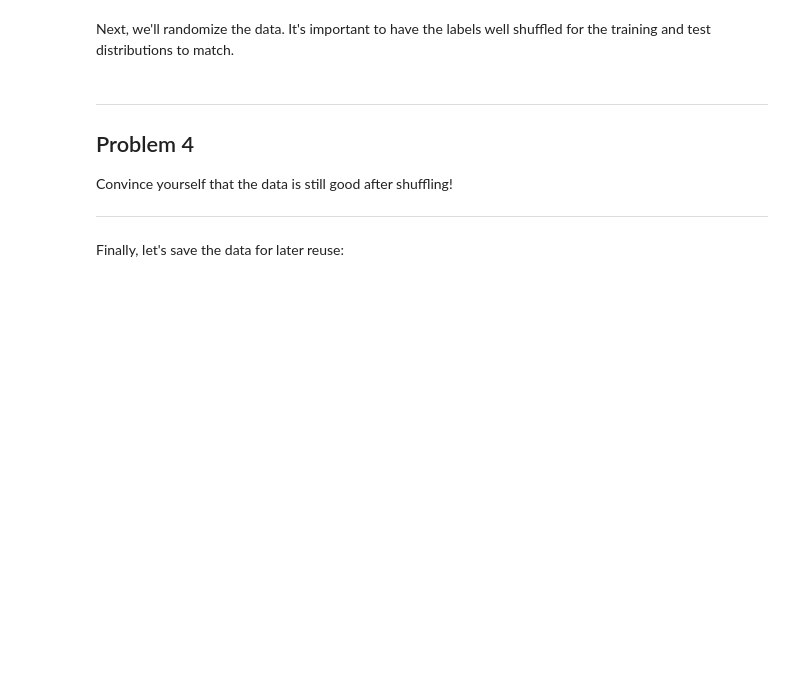
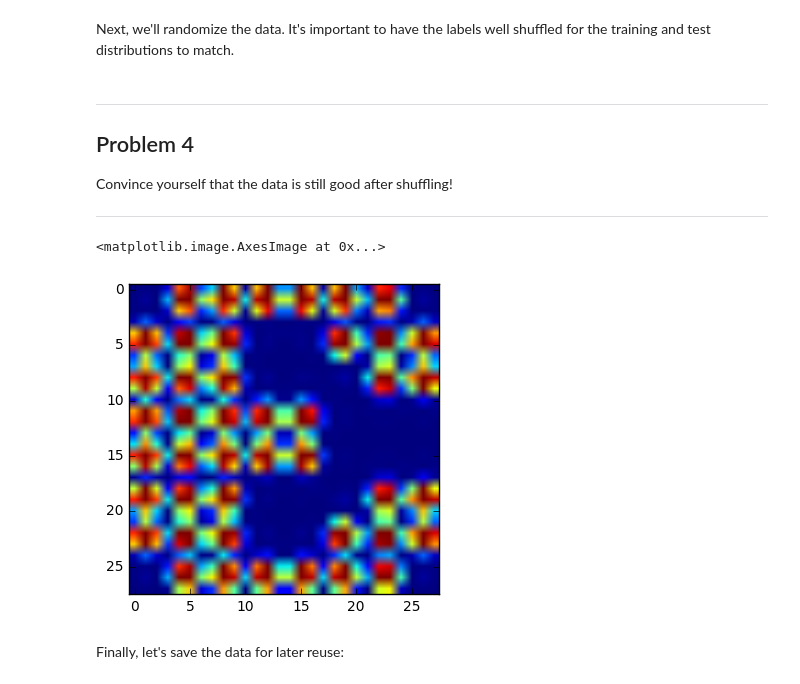
Before and after one commit to nladuo/ml-study-stuff, a Jupyter notebook: Deep-Learning/1_notmnist.ipynb, the cells around one changed output. Saved outputs shown, nothing was run; the diff lists cells and outputs as text; code cells hidden in the pictures; blank space fills up the shorter version.

```diff
--- a/Deep-Learning/1_notmnist.ipynb
+++ b/Deep-Learning/1_notmnist.ipynb
@@ -213,3 +226,9 @@ Problem 3
 Another check: we expect the data to be balanced across classes. Verify that.
 
 ---
+# %%
+for train_dataset in train_datasets:
+    f = open(train_dataset, "rb");
+    dataset = pickle.load(f)
+    print(dataset.shape[0])
+    f.close()
@@ -294,6 +324,11 @@ Problem 4
 Convince yourself that the data is still good after shuffling!
 
 ---
+# %%
+plt.imshow(train_dataset[0])
+# %% [output]
+<matplotlib.image.AxesImage at 0x...>
+[figure, added]
 # %% [markdown]
 Finally, let's save the data for later reuse:
 # %%
```
Also changed, not shown: parts of 7 cells of this notebook.
